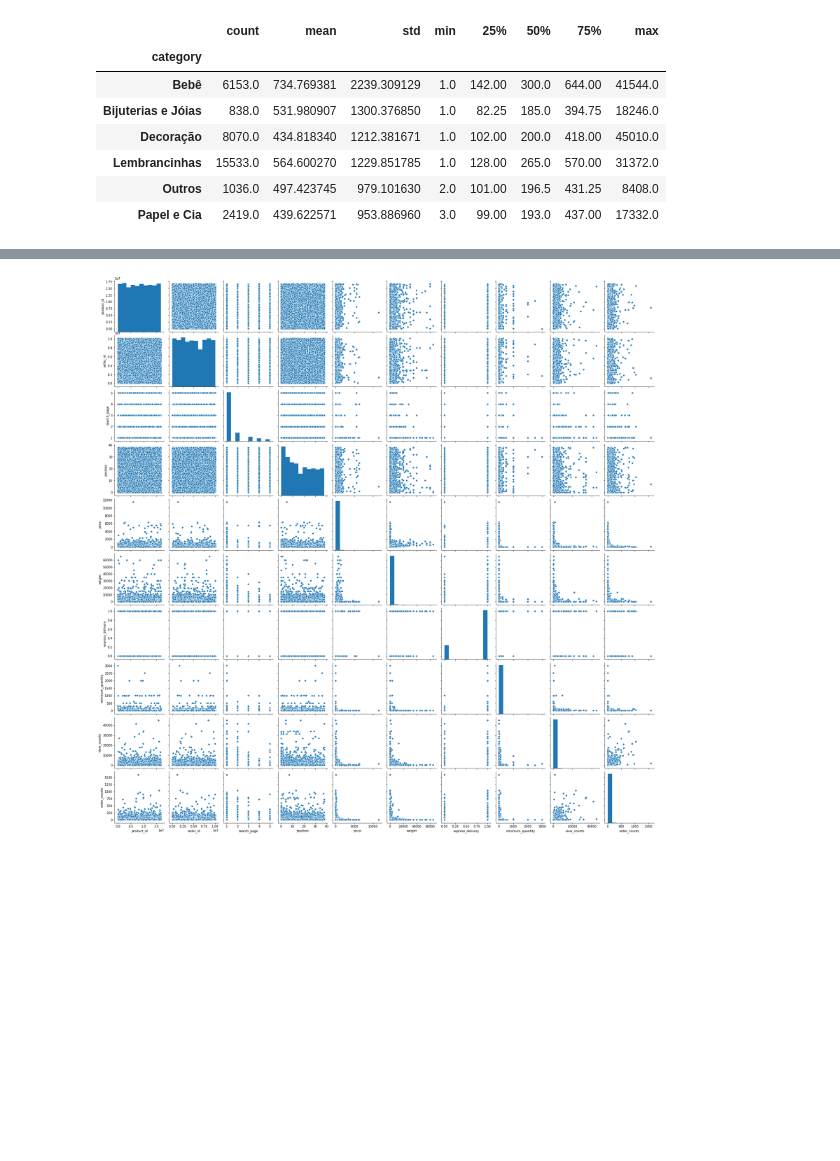
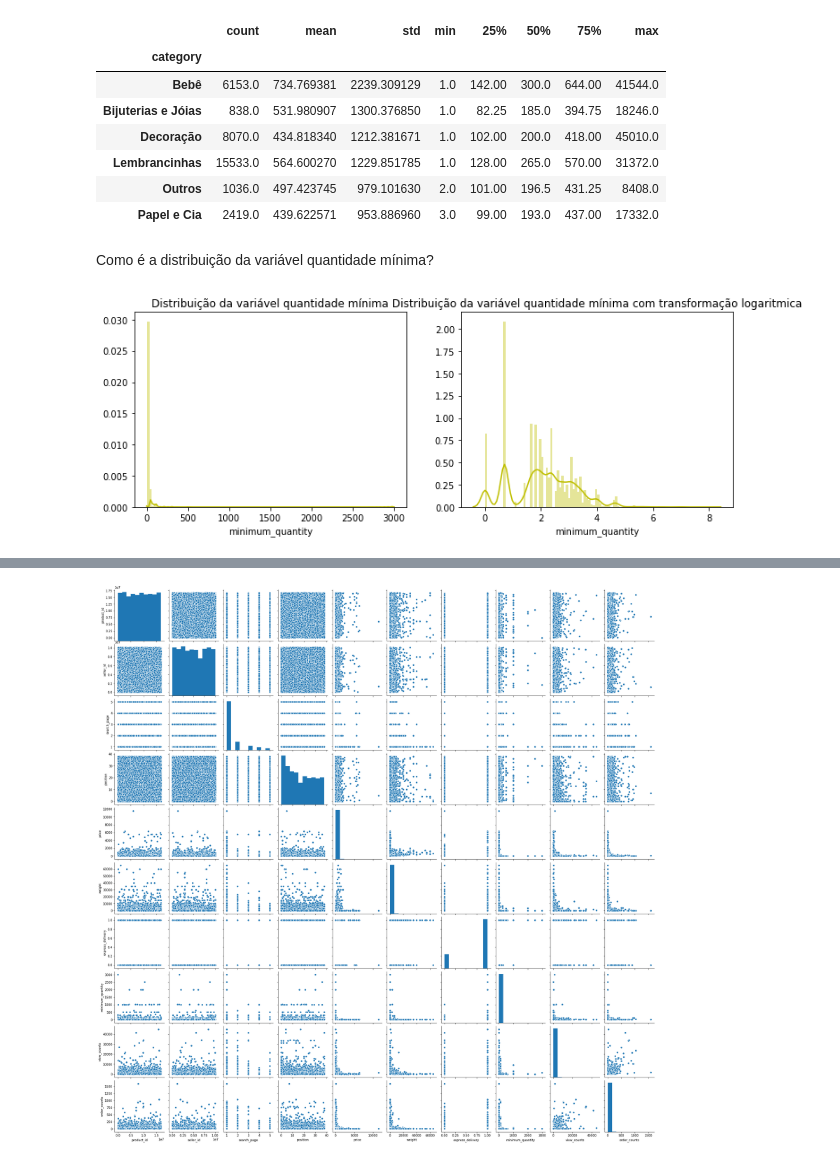
Before and after one commit to natyminski/Teste-Elo-7, a Jupyter notebook: Teste Elo 7.ipynb, the cells around one changed output, grey strips where cells are left out. Saved outputs shown, nothing was run; the diff lists cells and outputs as text; code cells hidden in the pictures; blank space fills up the shorter version.

```diff
--- a/Teste Elo 7.ipynb
+++ b/Teste Elo 7.ipynb
@@ -535,3 +538,14 @@ dados.groupby('category')['view_counts'].describe()
 | Lembrancinhas | 15533.0 | 564.600270 | 1229.851785 | 1.0 | 128.00 | 265.0 | 570.00 | 31372.0 |
 | Outros | 1036.0 | 497.423745 | 979.101630 | 2.0 | 101.00 | 196.5 | 431.25 | 8408.0 |
 | Papel e Cia | 2419.0 | 439.622571 | 953.886960 | 3.0 | 99.00 | 193.0 | 437.00 | 17332.0 |
+# %% [markdown]
+Como é a distribuição da variável quantidade mínima?
+# %%
+fig, axs = plt.subplots(1,2, figsize=(12,4))
+sns.distplot(dados['minimum_quantity'], color='y', bins=100, hist_kws={'alpha': 0.4}, ax=axs[0])
+sns.distplot(np.log1p(dados['minimum_quantity']), color='y', bins=100, hist_kws={'alpha': 0.4}, ax=axs[1])
+axs[0].set_title('Distribuição da variável quantidade mínima')
+axs[1].set_title('Distribuição da variável quantidade mínima com transformação logaritmica')
+plt.show()
+# %% [output]
+[figure, added]
```
Also changed, not shown: parts of 36 cells of this notebook.
